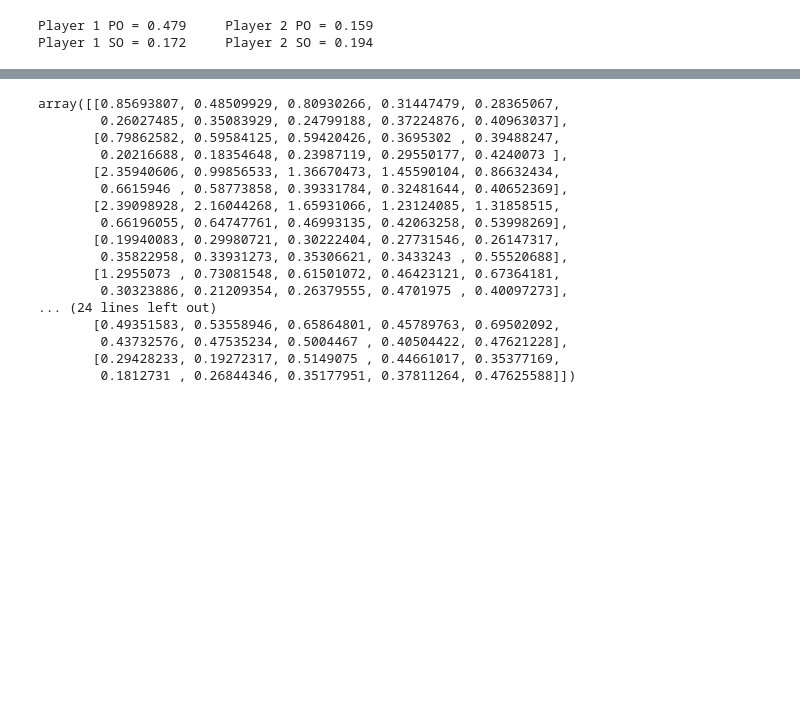
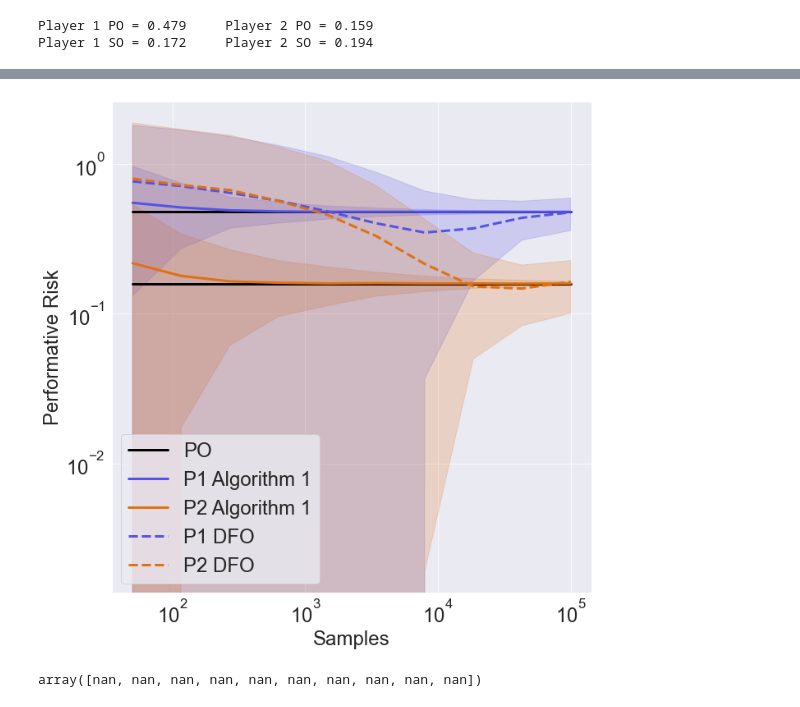
Before and after one commit to evanjfaulkner/DD-Games, a Jupyter notebook: Notebooks/nash_convergence.ipynb, the cells around one changed output, grey strips where cells are left out. Drawn from its saved outputs; the diff is of its cells as text; code cells hidden in the pictures; blank space fills up the shorter version.

```diff
--- a/Notebooks/nash_convergence.ipynb
+++ b/Notebooks/nash_convergence.ipynb
@@ -214,20 +246,44 @@ plt.show()
-# %%
-p1_risks
-# %% [output]
-array([[0.85693807, 0.48509929, 0.80930266, 0.31447479, 0.28365067,
-        0.26027485, 0.35083929, 0.24799188, 0.37224876, 0.40963037],
-       [0.79862582, 0.59584125, 0.59420426, 0.3695302 , 0.39488247,
-        0.20216688, 0.18354648, 0.23987119, 0.29550177, 0.4240073 ],
-       [2.35940606, 0.99856533, 1.36670473, 1.45590104, 0.86632434,
-        0.6615946 , 0.58773858, 0.39331784, 0.32481644, 0.40652369],
-       [2.39098928, 2.16044268, 1.65931066, 1.23124085, 1.31858515,
-        0.66196055, 0.64747761, 0.46993135, 0.42063258, 0.53998269],
-       [0.19940083, 0.29980721, 0.30222404, 0.27731546, 0.26147317,
-        0.35822958, 0.33931273, 0.35306621, 0.3433243 , 0.55520688],
-       [1.2955073 , 0.73081548, 0.61501072, 0.46423121, 0.67364181,
-        0.30323886, 0.21209354, 0.26379555, 0.4701975 , 0.40097273],
-... (24 lines left out)
-       [0.49351583, 0.53558946, 0.65864801, 0.45789763, 0.69502092,
-        0.43732576, 0.47535234, 0.5004467 , 0.40504422, 0.47621228],
-       [0.29428233, 0.19272317, 0.5149075 , 0.44661017, 0.35377169,
-        0.1812731 , 0.26844346, 0.35177951, 0.37811264, 0.47625588]])
+# %%
+plt.rcParams['font.size'] = 24
+plt.rcParams['axes.linewidth'] = 3
+plt.figure(figsize=(10,10))
+
+plt.loglog(num_rounds_lst, [PO_1 for i in num_rounds_lst],
+           '-', color='k', label='PO', lw=3)
+plt.loglog(num_rounds_lst, [PO_2 for i in num_rounds_lst],
+           '-', color='k', lw=3)
+
+plt.loglog(num_rounds_lst, np.nanmean(p3_risks,axis=0),
+           '-', color='#5553E6', label='P1 Algorithm 1', lw=3)
+plt.fill_between(num_rounds_lst, np.nanmean(p3_risks,axis=0)-2*np.sqrt(np.nanvar(p3_risks,axis=0)),
+                 np.nanmean(p3_risks,axis=0)+2*np.sqrt(np.nanvar(p3_risks,axis=0)),
+                 alpha=0.2, color='#5553E6')
+plt.loglog(num_rounds_lst, np.nanmean(p4_risks,axis=0),
+           '-', color='#E07110', label='P2 Algorithm 1', lw=3)
+plt.fill_between(num_rounds_lst, np.nanmean(p4_risks,axis=0)-2*np.sqrt(np.nanvar(p4_risks,axis=0)),
+                 np.nanmean(p4_risks,axis=0)+2*np.sqrt(np.nanvar(p4_risks,axis=0)),
+                 alpha=0.2, color='#E07110')
+
+plt.loglog(num_rounds_lst, np.nanmean(p1_risks,axis=0),
+           '--', color='#5553E6', label='P1 DFO', lw=3)
+plt.fill_between(num_rounds_lst, np.nanmean(p1_risks,axis=0)-2*np.sqrt(np.nanvar(p1_risks,axis=0)),
+                 np.nanmean(p1_risks,axis=0)+2*np.sqrt(np.nanvar(p1_risks,axis=0)),
+                 alpha=0.2, color='#5553E6')
+plt.loglog(num_rounds_lst, np.nanmean(p2_risks,axis=0),
+           '--', color='#E07110', label='P2 DFO', lw=3)
+plt.fill_between(num_rounds_lst, np.nanmean(p2_risks,axis=0)-2*np.sqrt(np.nanvar(p2_risks,axis=0)),
+                 np.nanmean(p2_risks,axis=0)+2*np.sqrt(np.nanvar(p2_risks,axis=0)),
+                 alpha=0.2, color='#E07110')
+
+plt.ylabel("Performative Risk")
+plt.xlabel("Samples")
+plt.legend(loc='best',fontsize=24)
+plt.savefig('../figures/dfo_vs_2stage_convergence_var.pdf', format='pdf')
+plt.tight_layout()
+plt.show()
+# %% [output]
+[figure, added]
+# %%
+np.mean(np.linalg.norm(theta_final_p1-theta_PO_1,axis=2),axis=0)
+# %% [output]
+array([nan, nan, nan, nan, nan, nan, nan, nan, nan, nan])
```
Also changed, not shown: parts of 7 cells of this notebook, 14 other files.
